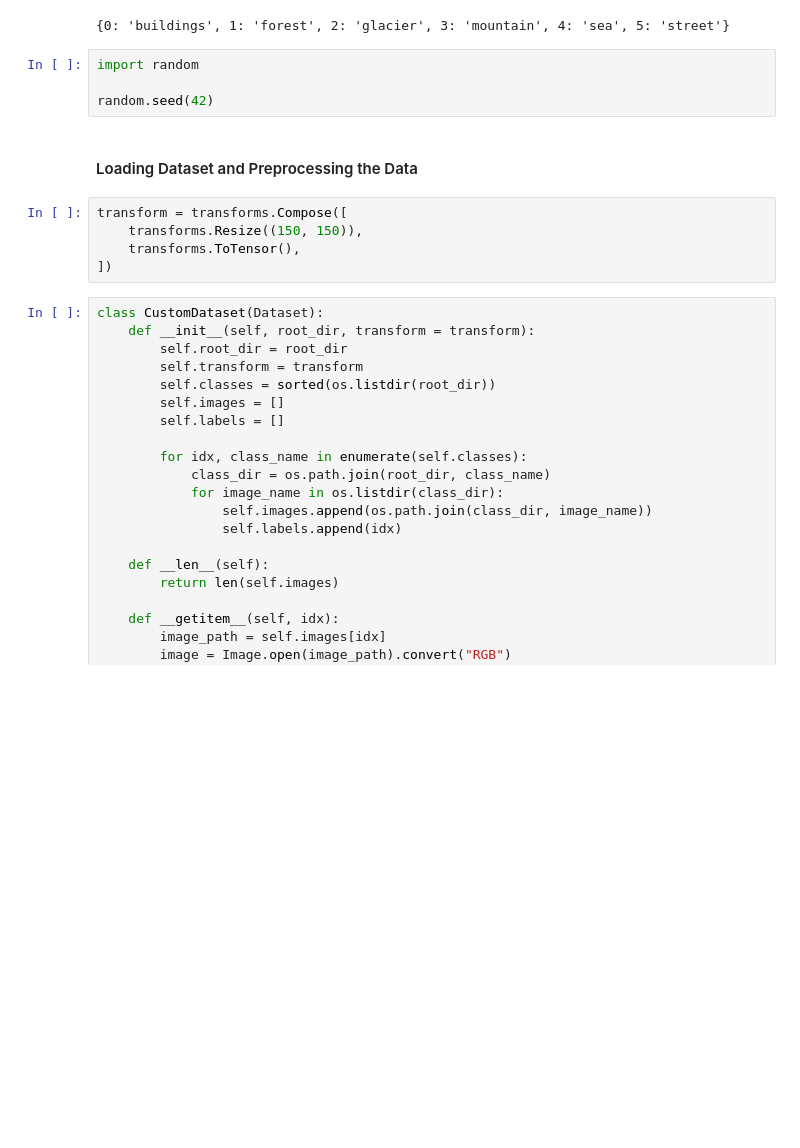
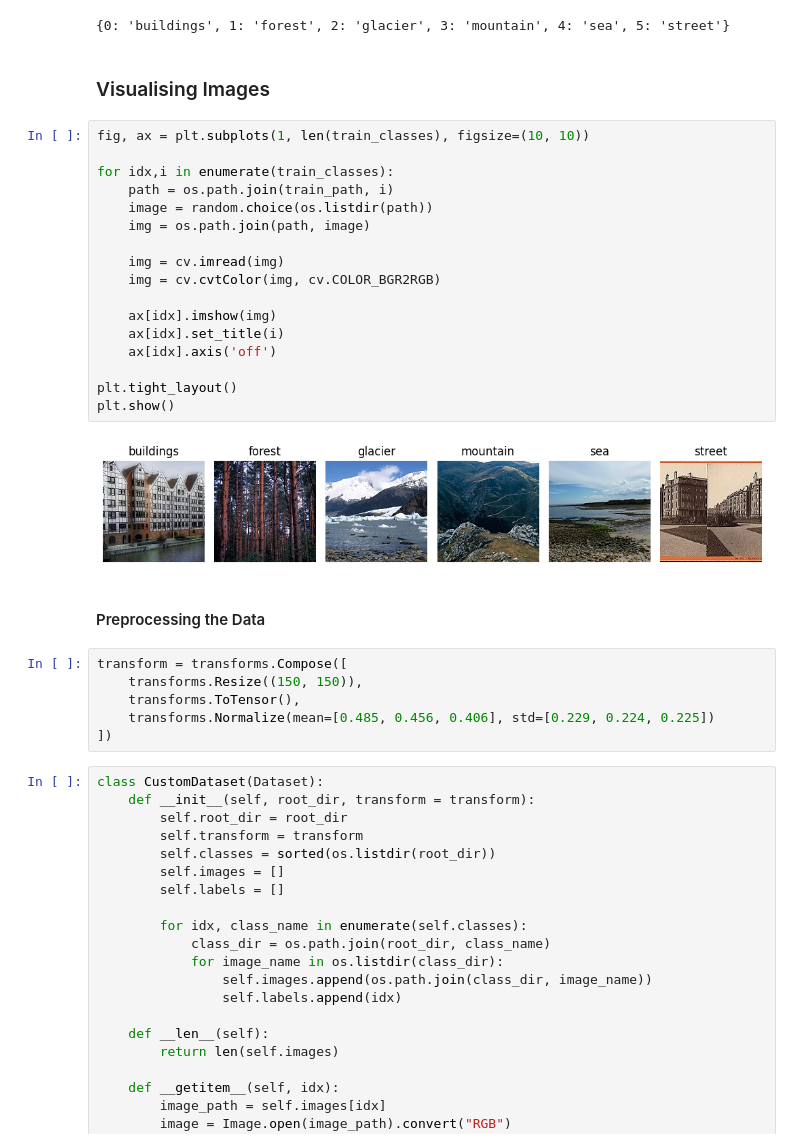
Before and after one commit to aadeshshrestha306/Identifying-Scenes-Using-AlexNet, a Jupyter notebook: Simple_CNN.ipynb, the cells around one changed output. Saved outputs shown, nothing was run; the diff lists cells and outputs as text; blank space fills up the shorter version.

```diff
--- a/Simple_CNN.ipynb
+++ b/Simple_CNN.ipynb
@@ -30,16 +31,34 @@ label_map = {i: name for i, name in enumerate(train_classes)}
 print(label_map)
 # %% [output]
 {0: 'buildings', 1: 'forest', 2: 'glacier', 3: 'mountain', 4: 'sea', 5: 'street'}
-# %%
-import random
-
-random.seed(42)
+# %% [markdown]
+### Visualising Images
+# %%
+fig, ax = plt.subplots(1, len(train_classes), figsize=(10, 10))
+
+for idx,i in enumerate(train_classes):
+    path = os.path.join(train_path, i)
+    image = random.choice(os.listdir(path))
+    img = os.path.join(path, image)
+
+    img = cv.imread(img)
+    img = cv.cvtColor(img, cv.COLOR_BGR2RGB)
+
+    ax[idx].imshow(img)
+    ax[idx].set_title(i)
+    ax[idx].axis('off')
+
+plt.tight_layout()
+plt.show()
+# %% [output]
+[figure, added]
 # %% [markdown]
-#### Loading Dataset and Preprocessing the Data
+#### Preprocessing the Data
 # %%
 transform = transforms.Compose([
     transforms.Resize((150, 150)),
     transforms.ToTensor(),
+    transforms.Normalize(mean=[0.485, 0.456, 0.406], std=[0.229, 0.224, 0.225])
 ])
 # %%
 class CustomDataset(Dataset):
```
Also changed, not shown: parts of 10 cells of this notebook.
